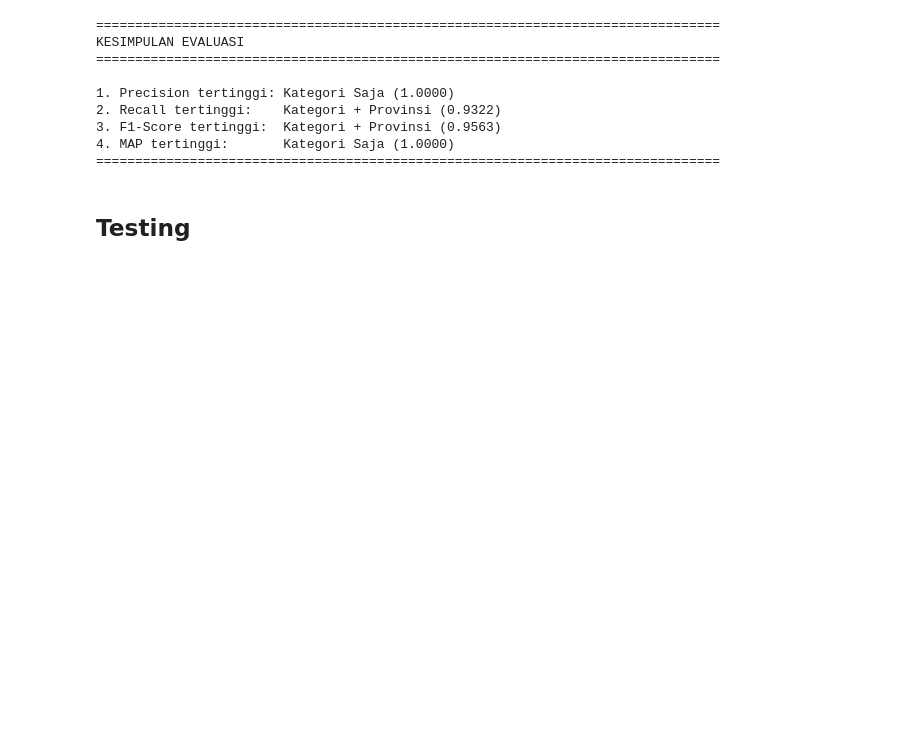
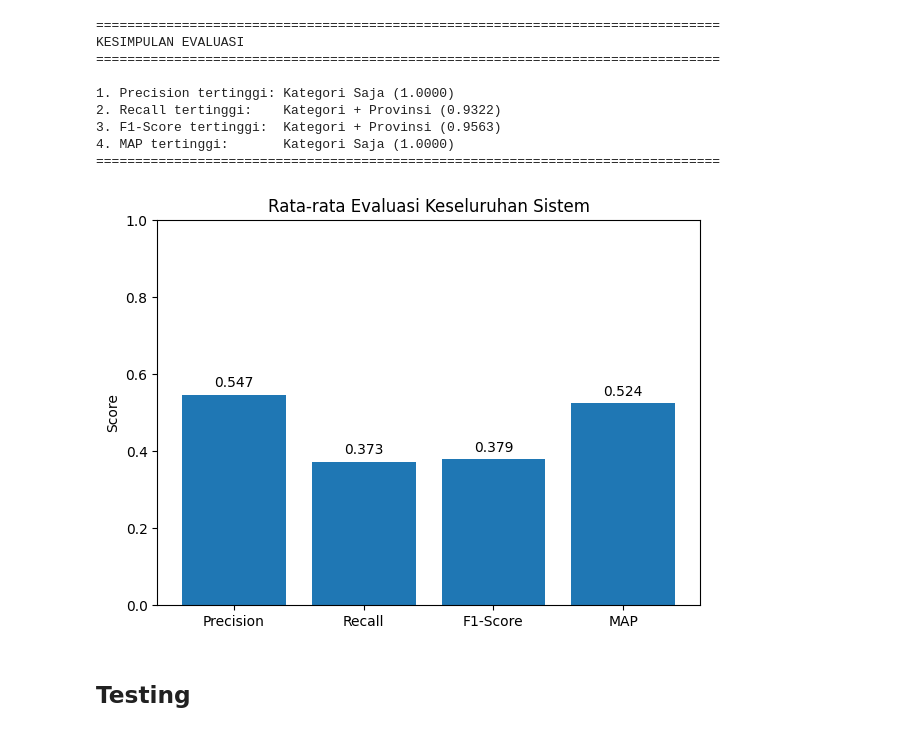
Before and after one commit to nadiakhr30/project_informatikapariwisata, a Jupyter notebook: project.ipynb, the cells around one changed output. Saved outputs shown, nothing was run; the diff lists cells and outputs as text; code cells hidden in the pictures; blank space fills up the shorter version.

```diff
--- a/project.ipynb
+++ b/project.ipynb
@@ -1312,6 +1336,30 @@ KESIMPULAN EVALUASI
 3. F1-Score tertinggi:  Kategori + Provinsi (0.9563)
 4. MAP tertinggi:       Kategori Saja (1.0000)
 ================================================================================
+# %%
+import matplotlib.pyplot as plt
+
+avg_precision = df_hasil_evaluasi['precision'].mean()
+avg_recall = df_hasil_evaluasi['recall'].mean()
+avg_f1 = df_hasil_evaluasi['f1'].mean()
+avg_map = df_hasil_evaluasi['map'].mean()
+
+metrics = ['Precision', 'Recall', 'F1-Score', 'MAP']
+values = [avg_precision, avg_recall, avg_f1, avg_map]
+
+plt.figure(figsize=(7,5))
+plt.bar(metrics, values)
+
+plt.ylim(0,1)
+plt.ylabel('Score')
+plt.title('Rata-rata Evaluasi Keseluruhan Sistem')
+
+for i, v in enumerate(values):
+    plt.text(i, v + 0.02, f'{v:.3f}', ha='center')
+
+plt.show()
+# %% [output]
+[figure, added]
 # %% [markdown]
 ## **Testing**
 # %%
```
Also changed, not shown: parts of 4 cells of this notebook, 6 other files.
